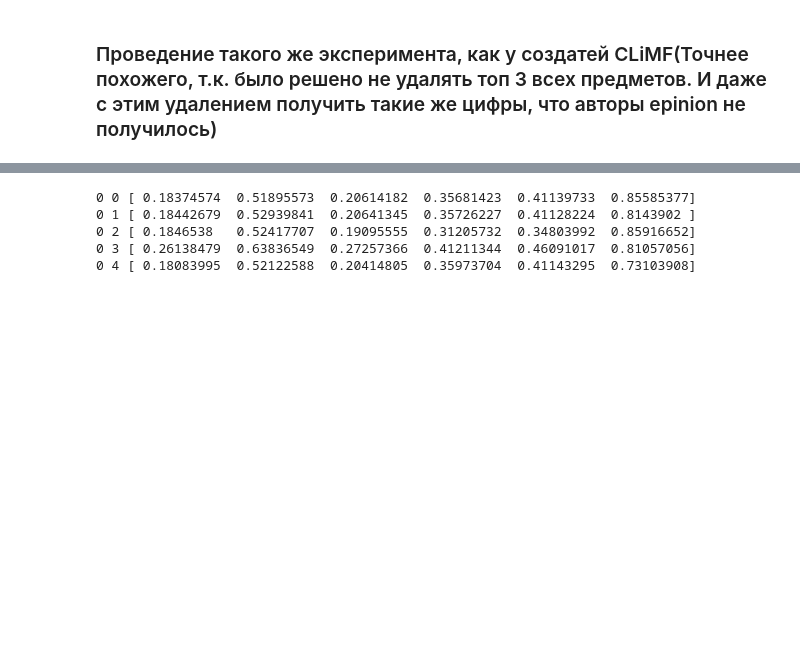
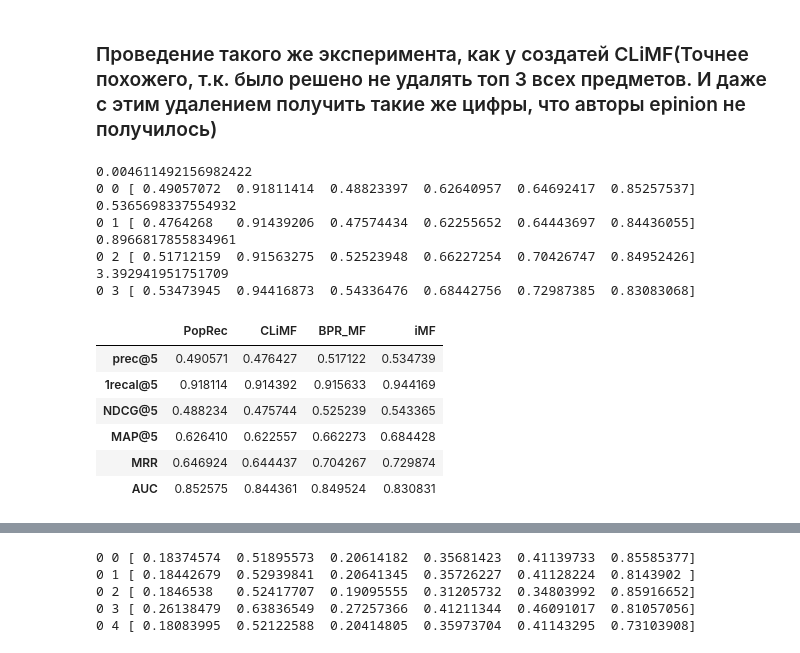
Before and after one commit to egorkudr1/diploma, a Jupyter notebook: rank_experiments.ipynb, the cells around one changed output, grey strips where cells are left out. Cells and saved outputs as stored; diff of their text form; code cells hidden in the pictures; blank space fills up the shorter version.

```diff
--- a/rank_experiments.ipynb
+++ b/rank_experiments.ipynb
@@ -100,2 +113,20 @@ def climf_experiment(data, list_cf, K=5, maxiter=1, topK=5, verbose=0, validatio
     return res
+# %%
+climf_experiment(ml100k, create_list_cf(ml100k_shape), K=15, maxiter=1, topK=5,  verbose=1)
+# %% [output]
+0.004611492156982422
+0 0 [ 0.49057072  0.91811414  0.48823397  0.62640957  0.64692417  0.85257537]
+0.5365698337554932
+0 1 [ 0.4764268   0.91439206  0.47574434  0.62255652  0.64443697  0.84436055]
+0.8966817855834961
+0 2 [ 0.51712159  0.91563275  0.52523948  0.66227254  0.70426747  0.84952426]
+3.392941951751709
+0 3 [ 0.53473945  0.94416873  0.54336476  0.68442756  0.72987385  0.83083068]
+|  | PopRec | CLiMF | BPR_MF | iMF |
+| prec@5 | 0.490571 | 0.476427 | 0.517122 | 0.534739 |
+| 1recal@5 | 0.918114 | 0.914392 | 0.915633 | 0.944169 |
+| NDCG@5 | 0.488234 | 0.475744 | 0.525239 | 0.543365 |
+| MAP@5 | 0.626410 | 0.622557 | 0.662273 | 0.684428 |
+| MRR | 0.646924 | 0.644437 | 0.704267 | 0.729874 |
+| AUC | 0.852575 | 0.844361 | 0.849524 | 0.830831 |
 # %%
```
Also changed, not shown: parts of 28 cells of this notebook, 2 other files.
